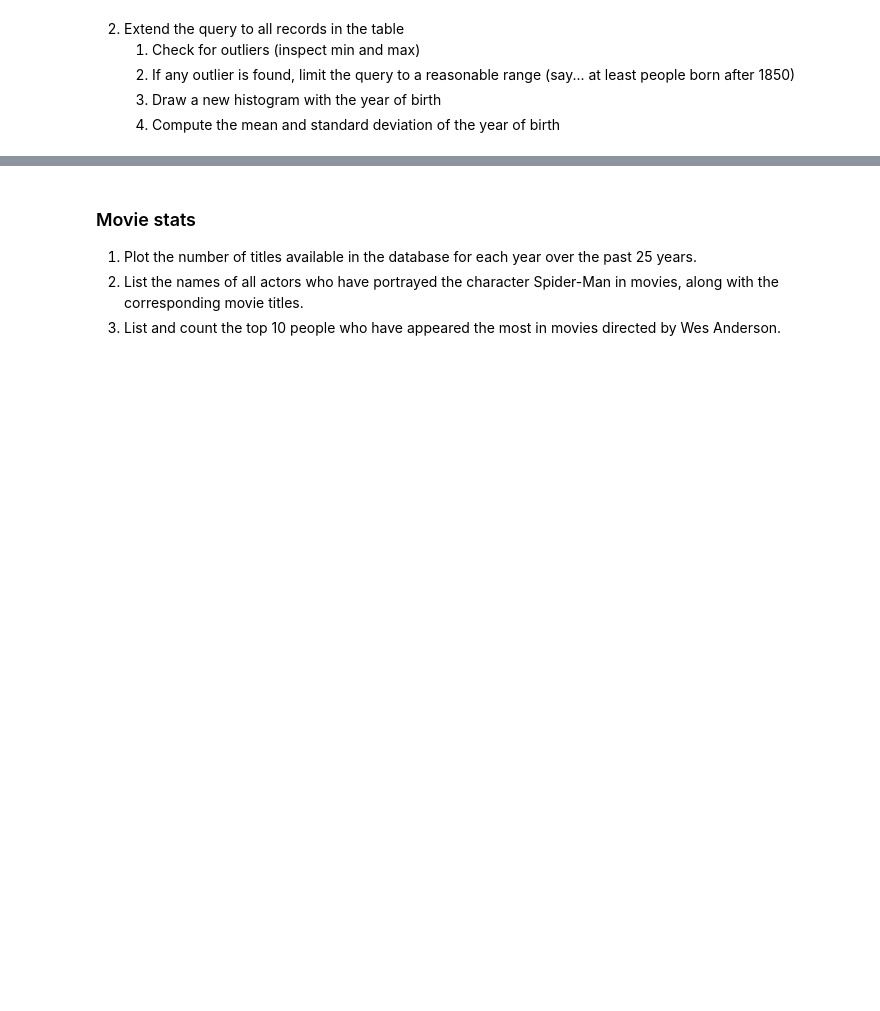
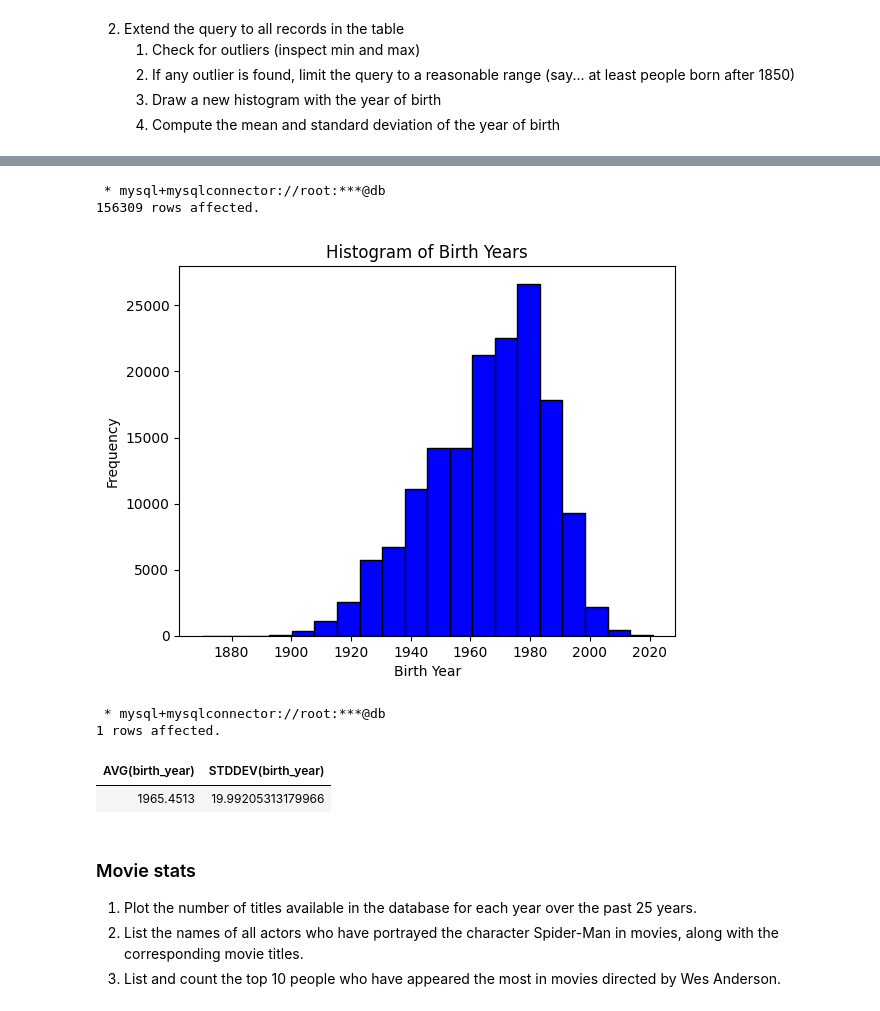
Before and after one commit to angelabortolato/MAPD-B, a Jupyter notebook: mysql/notebooks/MySQL.ipynb, the cells around one changed output, grey strips where cells are left out. Drawn from its saved outputs; the diff is of its cells as text; code cells hidden in the pictures; blank space fills up the shorter version.

```diff
--- a/mysql/notebooks/MySQL.ipynb
+++ b/mysql/notebooks/MySQL.ipynb
@@ -2029,7 +1952,29 @@ SHOW TABLES;
 # %%
 # 2.C
+by = %sql SELECT birth_year FROM Names_ WHERE (birth_year > 1850);
+birth_years = [row.birth_year for row in by]
+
+
+plt.hist(birth_years, bins=20, color='blue', edgecolor='black')
+plt.title('Histogram of Birth Years')
+plt.xlabel('Birth Year')
+plt.ylabel('Frequency')
+plt.show()
+# %% [output]
+ * mysql+mysqlconnector://root:***@db
+156309 rows affected.
+[figure, added]
 # %%
+%%sql
 # 2.D
+SELECT AVG(birth_year), STDDEV(birth_year)
+FROM Names_
+WHERE (birth_year > 1850)
+# %% [output]
+ * mysql+mysqlconnector://root:***@db
+1 rows affected.
+| AVG(birth_year) | STDDEV(birth_year) |
+| 1965.4513 | 19.99205313179966 |
 # %% [markdown]
 ### Movie stats
 
```
Also changed, not shown: parts of 87 cells of this notebook, 9 other files.
